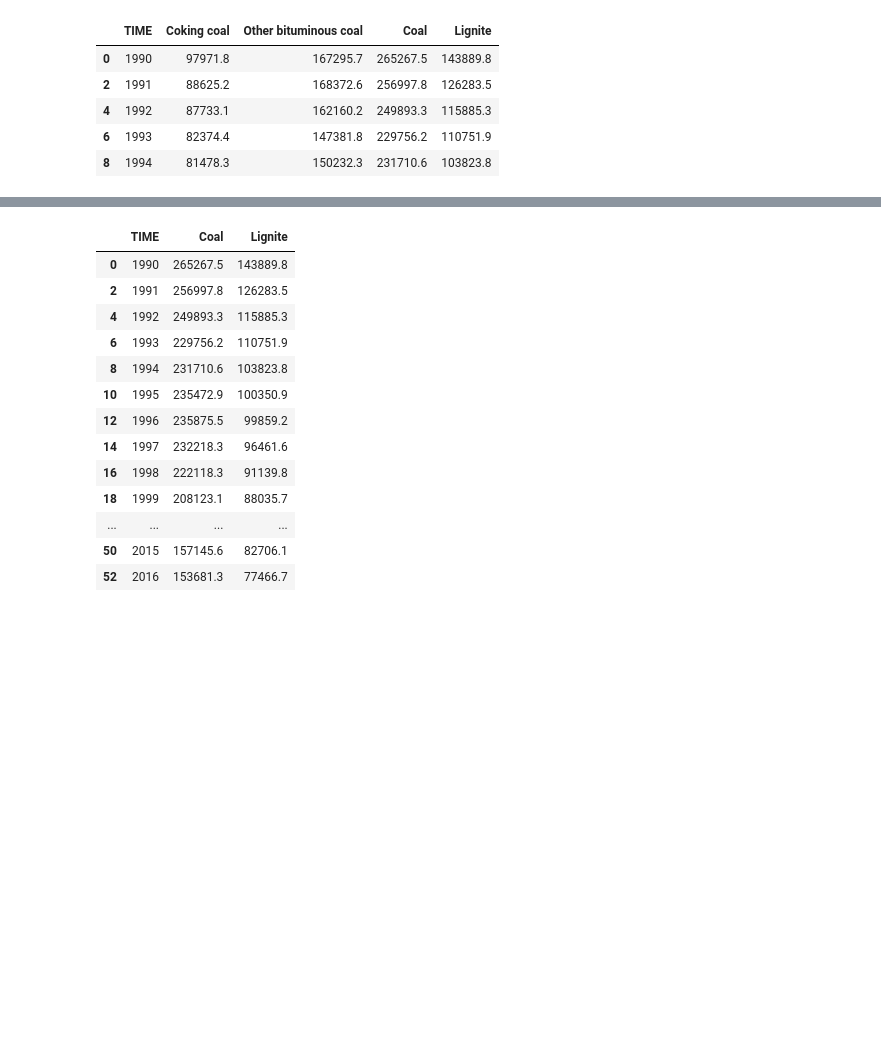
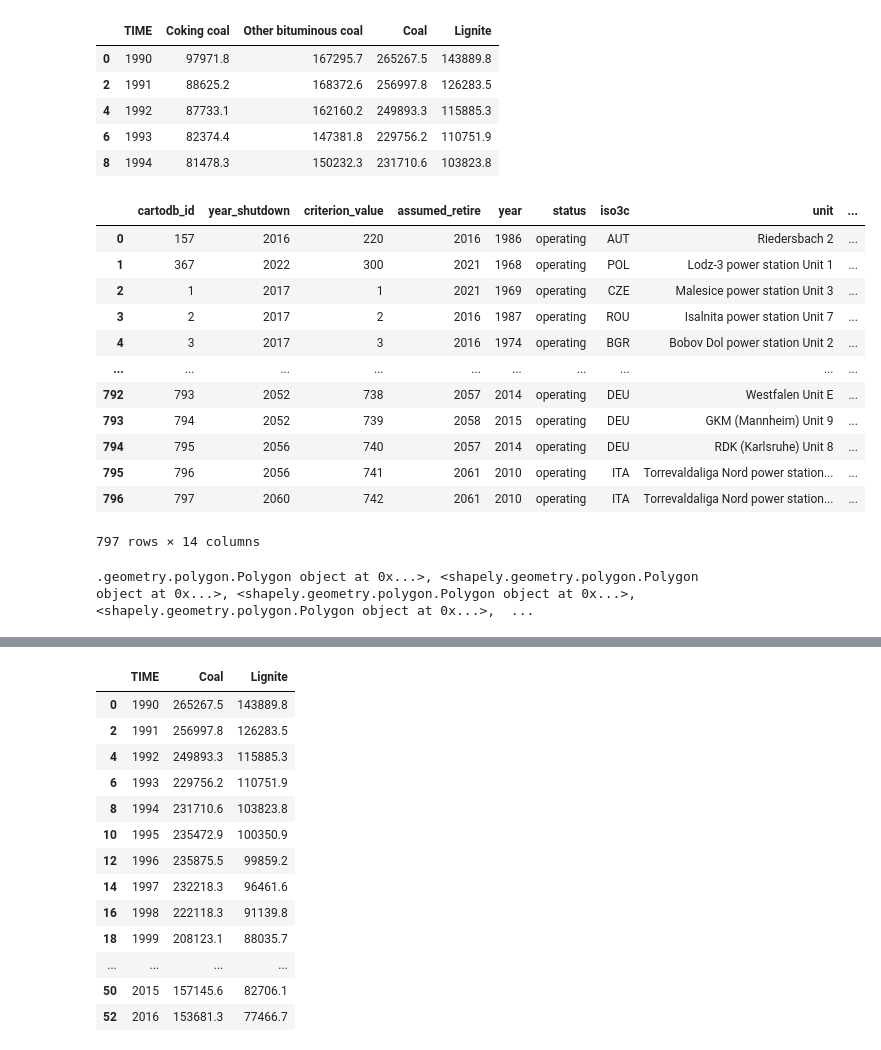
Before and after one commit to lef-kal/espon_portal, a Jupyter notebook: for_datastories.ipynb, the cells around one changed output, grey strips where cells are left out. Drawn from its saved outputs; the diff is of its cells as text; code cells hidden in the pictures; blank space fills up the shorter version.

```diff
--- a/for_datastories.ipynb
+++ b/for_datastories.ipynb
@@ -11,3 +11,22 @@ df.head()
 | 4 | 1992 | 87733.1 | 162160.2 | 249893.3 | 115885.3 |
 | 6 | 1993 | 82374.4 | 147381.8 | 229756.2 | 110751.9 |
 | 8 | 1994 | 81478.3 | 150232.3 | 231710.6 | 103823.8 |
+# %%
+import geopandas as gpd
+
+df = gpd.read_file('Powerplants.geojson')
+df
+# %% [output]
+|  | cartodb_id | year_shutdown | criterion_value | assumed_retire | year | status | iso3c | unit | ... |
+| 0 | 157 | 2016 | 220 | 2016 | 1986 | operating | AUT | Riedersbach 2 | ... |
+| 1 | 367 | 2022 | 300 | 2021 | 1968 | operating | POL | Lodz-3 power station Unit 1 | ... |
+| 2 | 1 | 2017 | 1 | 2021 | 1969 | operating | CZE | Malesice power station Unit 3 | ... |
+| 3 | 2 | 2017 | 2 | 2016 | 1987 | operating | ROU | Isalnita power station Unit 7 | ... |
+| 4 | 3 | 2017 | 3 | 2016 | 1974 | operating | BGR | Bobov Dol power station Unit 2 | ... |
+| ... | ... | ... | ... | ... | ... | ... | ... | ... | ... |
+| 792 | 793 | 2052 | 738 | 2057 | 2014 | operating | DEU | Westfalen Unit E | ... |
+| 793 | 794 | 2052 | 739 | 2058 | 2015 | operating | DEU | GKM (Mannheim) Unit 9 | ... |
+| 794 | 795 | 2056 | 740 | 2057 | 2014 | operating | DEU | RDK (Karlsruhe) Unit 8 | ... |
+| 795 | 796 | 2056 | 741 | 2061 | 2010 | operating | ITA | Torrevaldaliga Nord power station... | ... |
+| 796 | 797 | 2060 | 742 | 2061 | 2010 | operating | ITA | Torrevaldaliga Nord power station... | ... |
+797 rows × 14 columns
@@ -13,0 +36,24 @@ df.head()
+# %%
+# from shapely.geometry import Polygon
+
+# lat = [0, 2, 4]
+# lon = [0, 2, 4]
+
+lan = gdf['latitude']
+lon = gdf['longitude']
+
+dim = 1  # define the length of the side of the square
+geoms = []
+for index, row in gdf.iterrows():
+    row.lon = ln
+    row.lat = lt
+    geom = Polygon([(ln, lt), ((ln + dim), lt), ((ln + dim), (lt - dim)), (ln, (lt - dim))])
+    geoms.append(geom)
+
+# geoms
+print(geoms)
+
+# gdf['geometry'] = geoms
+# gdf.head()
+# %% [output]
+.geometry.polygon.Polygon object at 0x...>, <shapely.geometry.polygon.Polygon object at 0x...>, <shapely.geometry.polygon.Polygon object at 0x...>, <shapely.geometry.polygon.Polygon object at 0x...>,  ...
```
Also changed, not shown: parts of 6 cells of this notebook, 4 other files.
